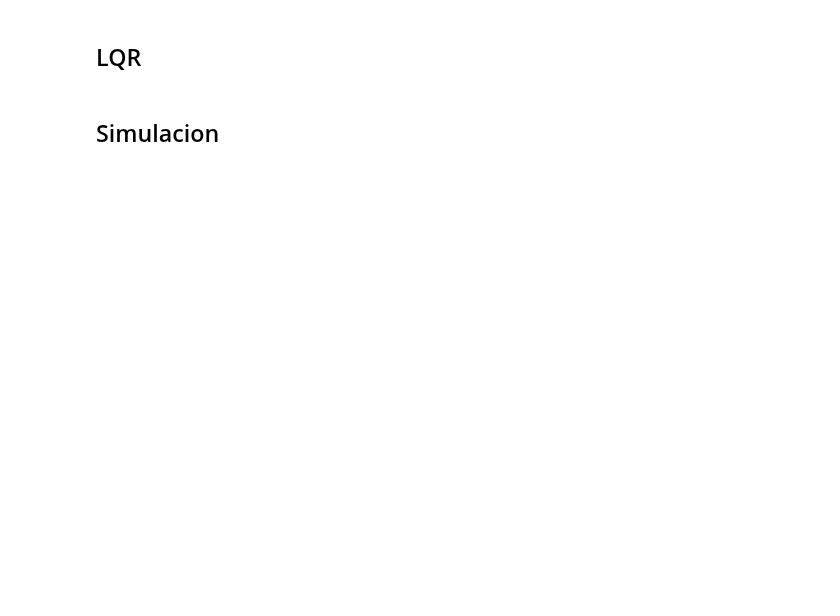
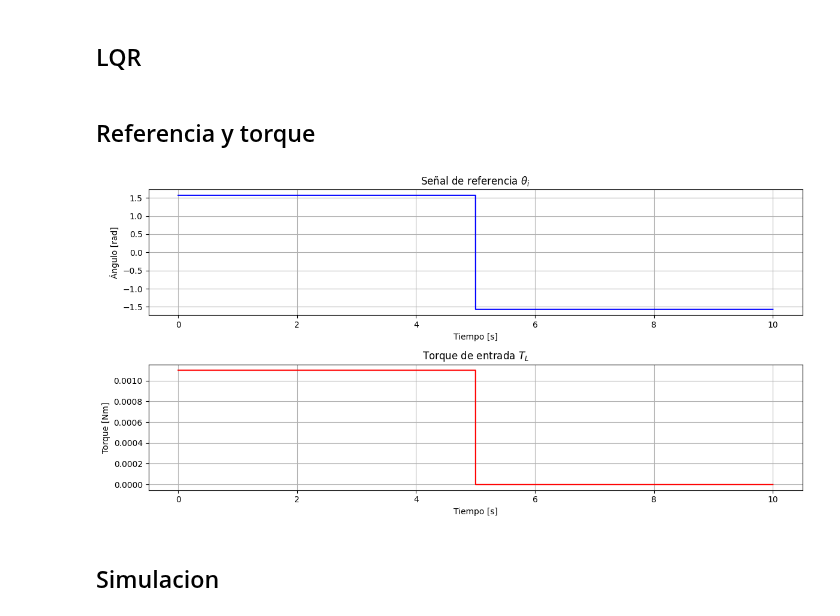
Before and after one commit to mateooD/SCII_TPs, a Jupyter notebook: Actividad_2/1_motor.ipynb, the cells around one changed output. Cells and saved outputs as stored; diff of their text form; code cells hidden in the pictures; blank space fills up the shorter version.

```diff
--- a/Actividad_2/1_motor.ipynb
+++ b/Actividad_2/1_motor.ipynb
@@ -266,5 +262,44 @@ Ganancias del controlador (Ackermann):
 
 #NO FUNCIONA VERSION DE SLYCOT, en collab funciona y obtuve K
+# %% [markdown]
+## Referencia y torque
+# %%
+# Definir el tiempo de simulación
+h = 1e-4
+tSim = 10
+t = np.arange(0, tSim, h)
+
+# Frecuencia de señal
+frequency = 0.1  # Frecuencia de la señal en Hz (cada 10 segundos)
+
+# Definir la señal de referencia
+reference = np.pi/2 * signal.square(2 * np.pi * frequency * t, duty=0.5)
+
+# Definir el torque de entrada
+torque = ((1.1e-3) / 2) * signal.square(2 * np.pi * frequency * t, duty=0.5) + ((1.1e-3) / 2)
+
+# Graficar la señal de referencia
+plt.figure(figsize=(12, 6))
+
+plt.subplot(2, 1, 1)
+plt.plot(t, reference, 'b', linewidth=1.5)
+plt.xlabel('Tiempo [s]')
+plt.ylabel('Ángulo [rad]')
+plt.title('Señal de referencia $\\theta_i$')
+plt.grid(True)
+
+# Graficar el torque de entrada
+plt.subplot(2, 1, 2)
+plt.plot(t, torque, 'r', linewidth=1.5)
+plt.xlabel('Tiempo [s]')
+plt.ylabel('Torque [Nm]')
+plt.title('Torque de entrada $T_L$')
+plt.grid(True)
+
+plt.tight_layout()
+plt.show()
+# %% [output]
+[figure, added]
 # %% [markdown]
 ## Simulacion
 # %%
```
Also changed, not shown: parts of 12 cells of this notebook.
